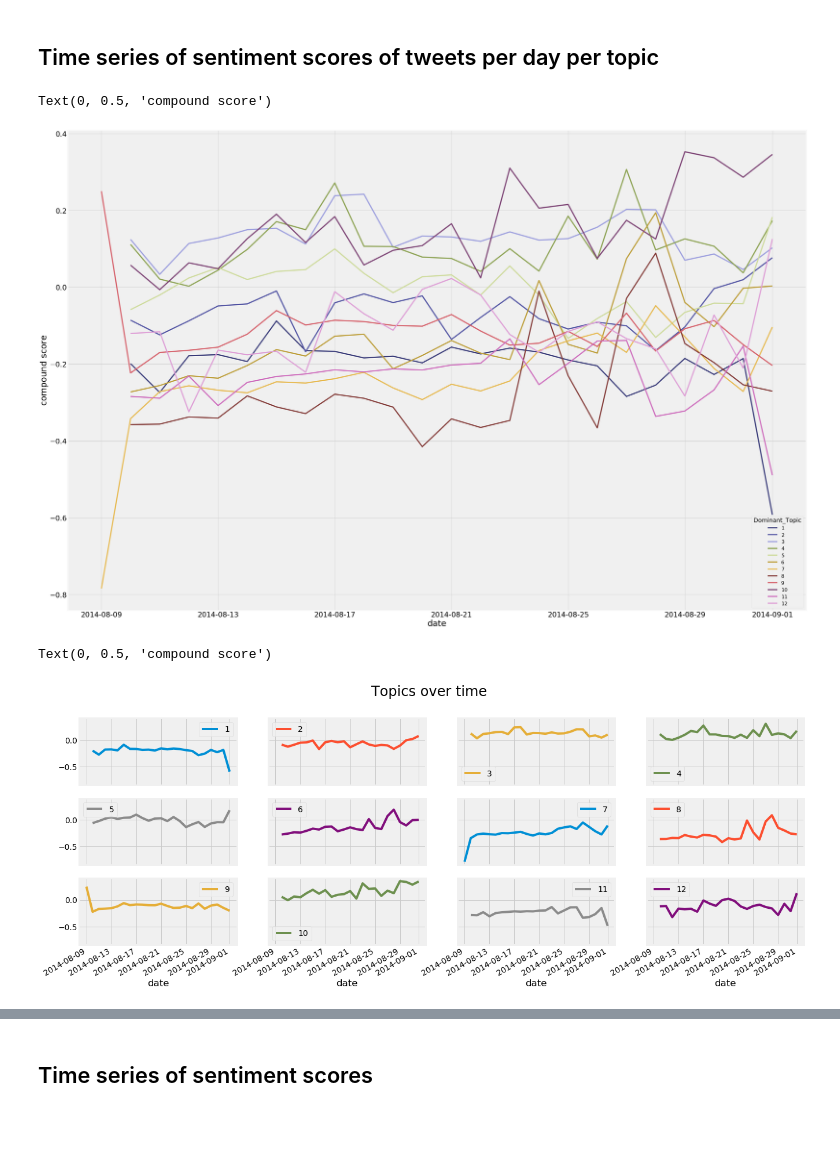
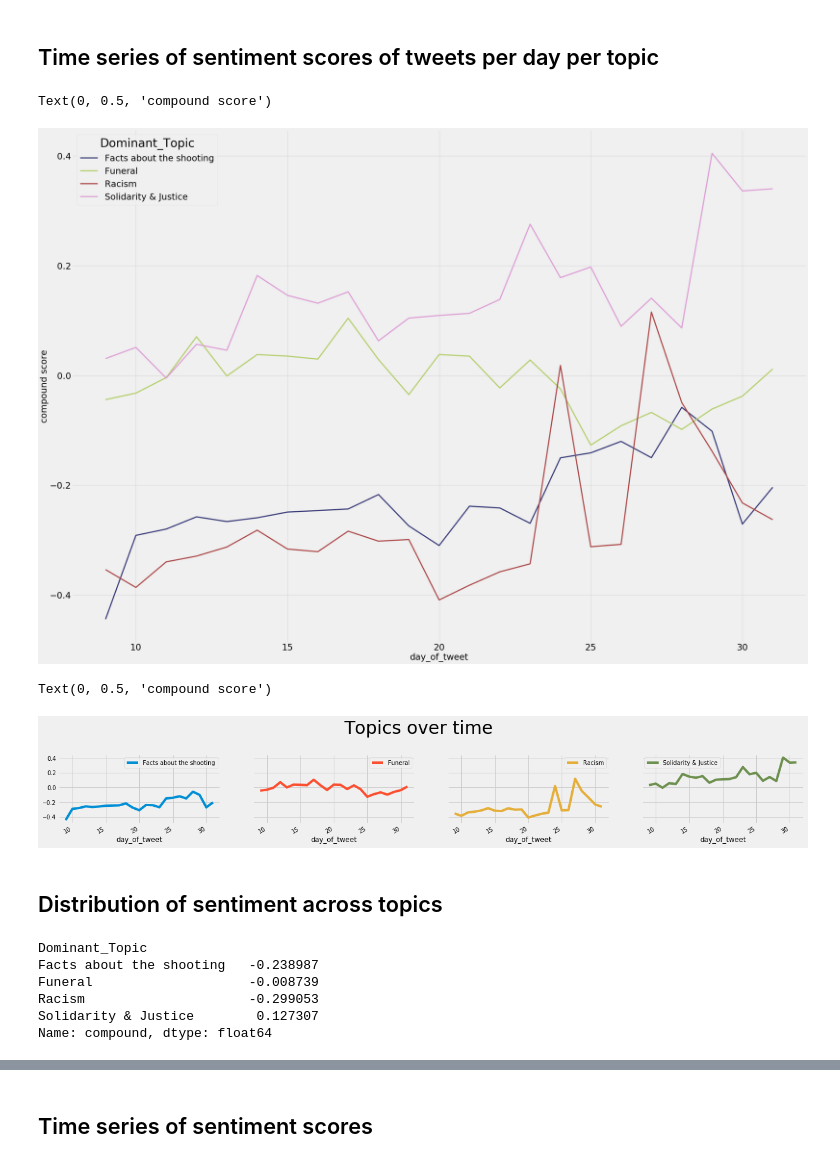
Before and after one commit to opardo/BlackLivesMatter, a Jupyter notebook: Vader_LIWC/Topics_sentimentstimeseries.ipynb, the cells around one changed output, grey strips where cells are left out. Saved outputs shown, nothing was run; the diff lists cells and outputs as text; code cells hidden in the pictures; blank space fills up the shorter version.

Commit message:
Vader_LIWC/Topics_sentimentstimeseries.ipynb was updated with 4 topics

```diff
--- a/Vader_LIWC/Topics_sentimentstimeseries.ipynb
+++ b/Vader_LIWC/Topics_sentimentstimeseries.ipynb
@@ -96,4 +99,7 @@ def print_full(x):
     pd.reset_option('display.width')
     pd.reset_option('display.float_format')
     pd.reset_option('display.max_colwidth')
+# %%
+#Choose the main 4 topics
+four_topics = merged_df_2[merged_df_2['Dominant_Topic'].isin([5,7,8,10])]
 # %%
@@ -115,0 +114,5 @@ array([[<matplotlib.axes._subplots.AxesSubplot object at 0x...>,
+# %%
+four_topics['Dominant_Topic'] = four_topics['Dominant_Topic'].replace(5, 'Funeral')
+four_topics['Dominant_Topic'] = four_topics['Dominant_Topic'].replace(7, 'Facts about the shooting')
+four_topics['Dominant_Topic'] = four_topics['Dominant_Topic'].replace(8, 'Racism')
+four_topics['Dominant_Topic'] = four_topics['Dominant_Topic'].replace(10, 'Solidarity & Justice')
@@ -116,21 +139,22 @@ array([[<matplotlib.axes._subplots.AxesSubplot object at 0x...>,
 # %% [markdown]
 ## Time series of  sentiment scores of tweets per day per topic
 # %%
-sentiments_df = merged_df.copy()
-pivoted_df = pd.pivot_table(sentiments_df, index= 'date', columns= 'Dominant_Topic', values= "compound")
+sentiments_df = four_topics.copy()
+pivoted_df = pd.pivot_table(sentiments_df, index= 'day_of_tweet', columns= 'Dominant_Topic', values= "compound")
 # %%
-params = {'legend.fontsize': 'small',
+params = {'legend.fontsize': '30',
+          'legend.title_fontsize':40,
 #           'figure.figsize': (15, 5),
-         'axes.labelsize': 'x-large',
-         'axes.titlesize':'x-large',
-         'xtick.labelsize':'large',
-         'ytick.labelsize':'large'}
+         'axes.labelsize': '30',
+         'axes.titlesize':'50',
+         'xtick.labelsize':'30',
+         'ytick.labelsize':'30'}
 pylab.rcParams.update(params)
 pivoted_df.plot(figsize=(40,30), colormap='tab20b', grid=True)
 plt.ylabel("compound score")
 # %% [output]
 Text(0, 0.5, 'compound score')
-[figure, old version]
+[figure, new version]
 # %%
 params = {'legend.fontsize': 'x-small',
 #           'figure.figsize': (15, 5),
@@ -143,4 +167,15 @@ pivoted_df.plot(subplots=True,figsize=(20,8), sharey=True, grid=True, layout=(3,
 plt.ylabel("compound score")
 # %% [output]
 Text(0, 0.5, 'compound score')
-[figure, old version]
+[figure, new version]
+# %% [markdown]
+## Distribution of sentiment across topics
+# %%
+four_topics.groupby('Dominant_Topic').compound.mean()
+# %% [output]
+Dominant_Topic
+Facts about the shooting   -0.238987
+Funeral                    -0.008739
+Racism                     -0.299053
+Solidarity & Justice        0.127307
+Name: compound, dtype: float64
```
Also changed, not shown: parts of 15 cells of this notebook.
